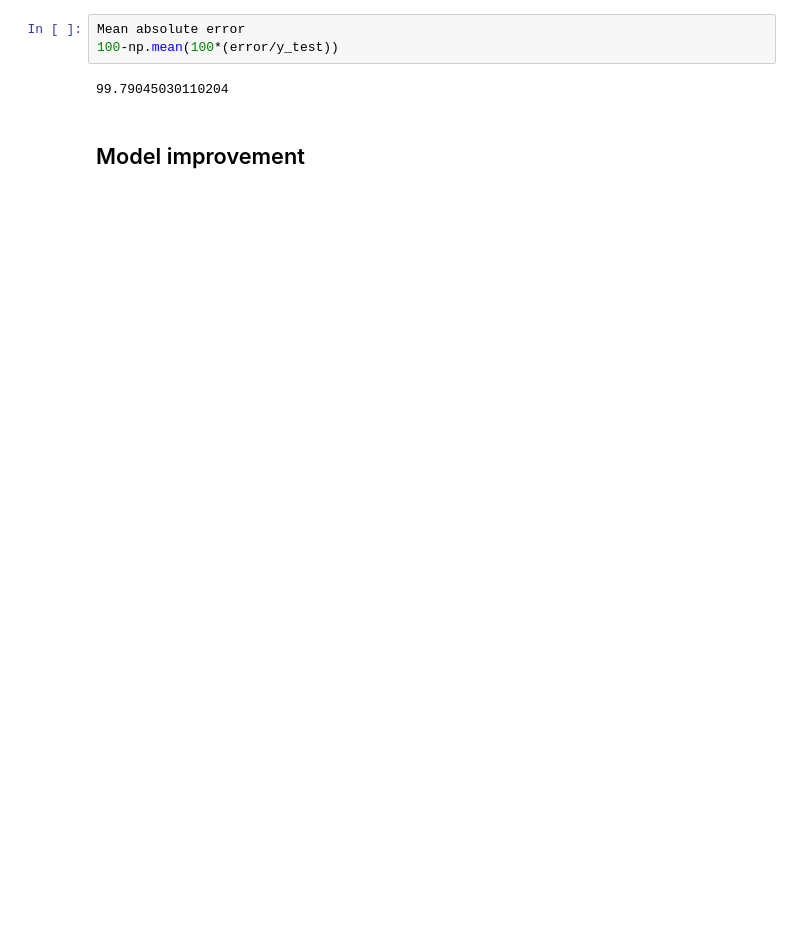
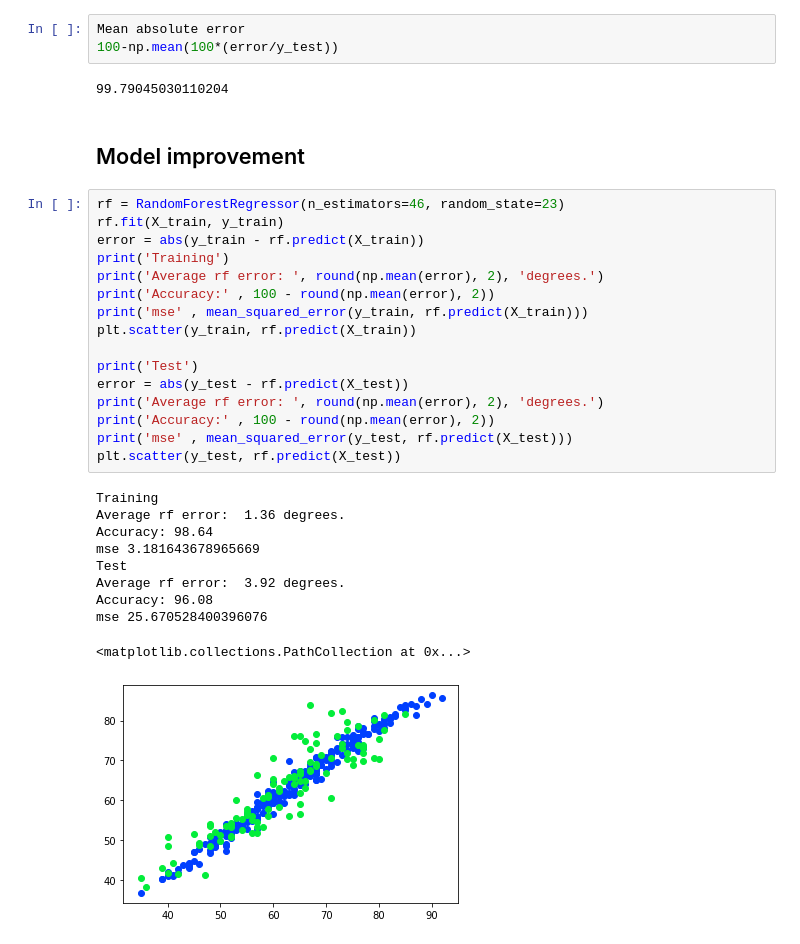
Before and after one commit to kobetryz/machine_learning_projects, a Jupyter notebook: Weather prediction/Simple weather prediction.ipynb, the cells around one changed output. Saved outputs shown, nothing was run; the diff lists cells and outputs as text; blank space fills up the shorter version.

```diff
--- a/Weather prediction/Simple weather prediction.ipynb
+++ b/Weather prediction/Simple weather prediction.ipynb
@@ -306,3 +312,30 @@ Mean absolute error
 99.79045030110204
 # %% [markdown]
 ## Model improvement
+# %%
+rf = RandomForestRegressor(n_estimators=46, random_state=23)
+rf.fit(X_train, y_train)
+error = abs(y_train - rf.predict(X_train))
+print('Training')
+print('Average rf error: ', round(np.mean(error), 2), 'degrees.')
+print('Accuracy:' , 100 - round(np.mean(error), 2))
+print('mse' , mean_squared_error(y_train, rf.predict(X_train)))
+plt.scatter(y_train, rf.predict(X_train))
+
+print('Test')
+error = abs(y_test - rf.predict(X_test))
+print('Average rf error: ', round(np.mean(error), 2), 'degrees.')
+print('Accuracy:' , 100 - round(np.mean(error), 2))
+print('mse' , mean_squared_error(y_test, rf.predict(X_test)))
+plt.scatter(y_test, rf.predict(X_test))
+# %% [output]
+Training
+Average rf error:  1.36 degrees.
+Accuracy: 98.64
+mse 3.181643678965669
+Test
+Average rf error:  3.92 degrees.
+Accuracy: 96.08
+mse 25.670528400396076
+<matplotlib.collections.PathCollection at 0x...>
+[figure, added]
```
Also changed, not shown: parts of 18 cells of this notebook, 4 other files.
